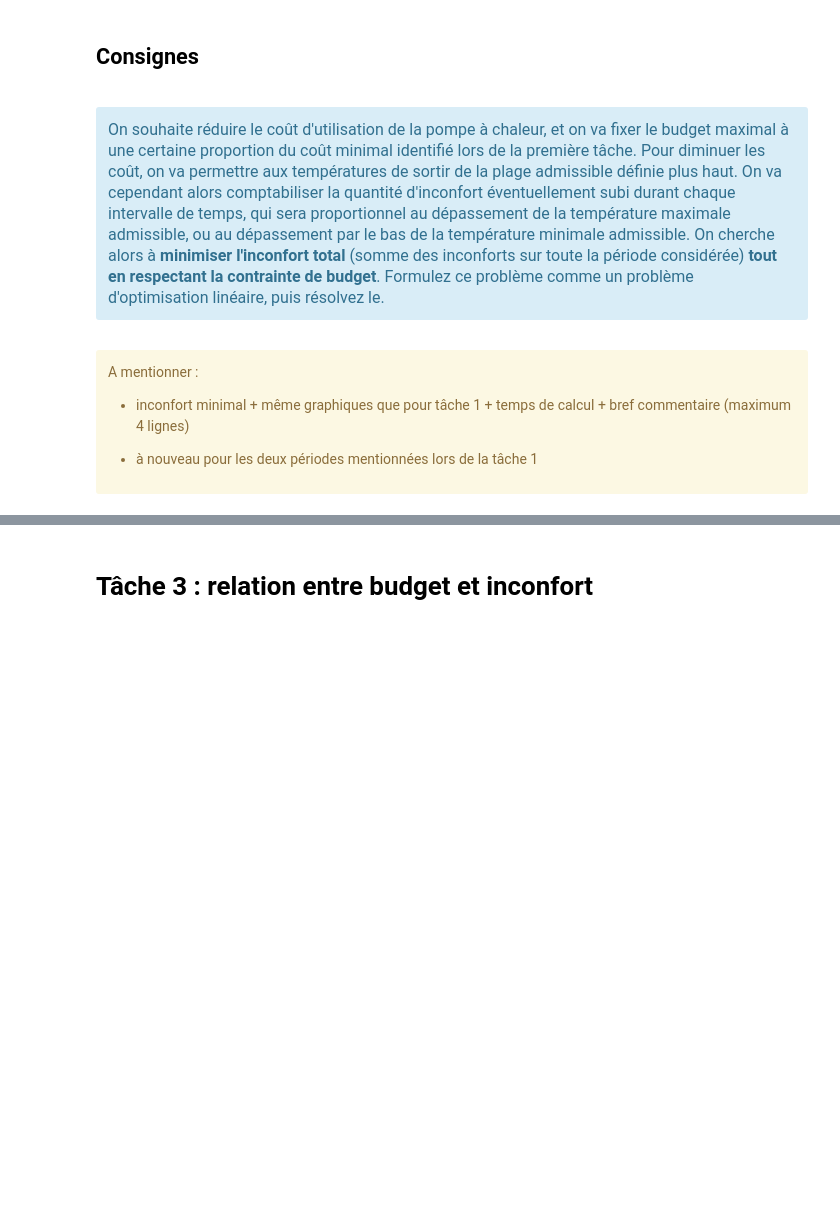
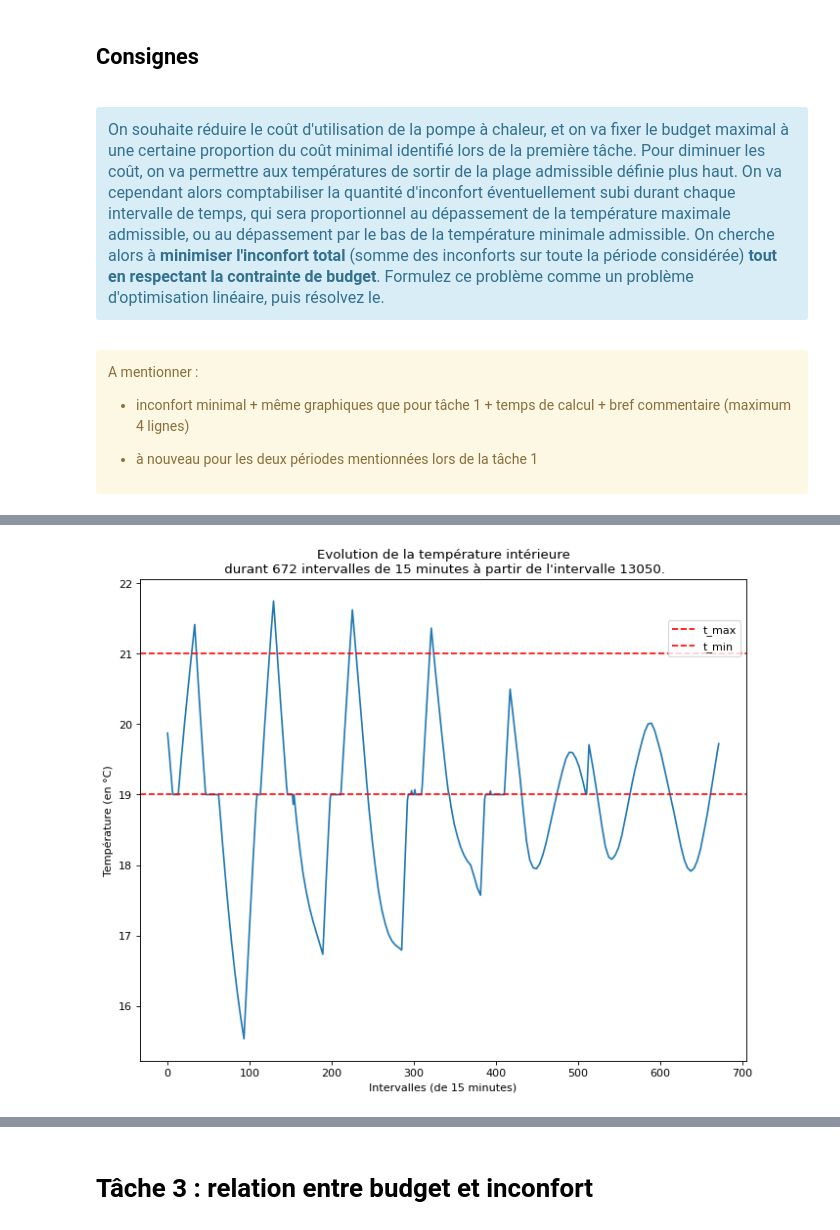
Before and after one commit to nicojmn/LINMA1702-project, a Jupyter notebook: part-1/notebook-part-1.ipynb, the cells around one changed output, grey strips where cells are left out. Saved outputs shown, nothing was run; the diff lists cells and outputs as text; code cells hidden in the pictures; blank space fills up the shorter version.

Commit message:
✒️[TASK 2] Code (should be correct)

```diff
--- a/part-1/notebook-part-1.ipynb
+++ b/part-1/notebook-part-1.ipynb
@@ -140,7 +140,7 @@ def task1(data, index, size, t_min, t_max, p_peak, p_off_peak):
     prob = cp.Problem(objective, constraints)
 
     # Solve
-    result = prob.solve()
+    result = prob.solve(solver=cp.SCIPY, scipy_options={"method": "highs"})
 
     return result, Xn, Xr, T
 
@@ -166,8 +166,8 @@ def pump_graph(Xn, Xr, index, size):
     plt.legend(loc=1, bbox_to_anchor=(1, 0.925))
     plt.show()
 # %%
-# import numpy as np
+import numpy as np
 
-# data_vector = np.load('data/Temperatures-Montreal.npy')
-# result, Xn, Xr, T = task1(data_vector, 13050, 672, 19, 21, 0.26, 0.18)
+data_vector = np.load('data/Temperatures-Montreal.npy')
+result, Xn, Xr, T = task1(data_vector, 13050, 672, 19, 21, 0.26, 0.18)
 # %%
@@ -226,0 +313,7 @@ commentaire (maximum 4 lignes)
+# %%
+import numpy as np
+
+data_vector = np.load('data/Temperatures-Montreal.npy')
+minimal_cost = 8.112
+ratio = 9/10
+result2, Xn2, Xr2, T2 = task2(data_vector, 13050, 672, 19, 21, 0.26, 0.18, 3, 1, minimal_cost*ratio)
@@ -226,0 +344,4 @@ commentaire (maximum 4 lignes)
+# %%
+temperature_graph(T2.value, 13050, 672, 19, 21)
+# %% [output]
+[figure, added]
```
Also changed, not shown: parts of 4 cells of this notebook, 1 other file.
